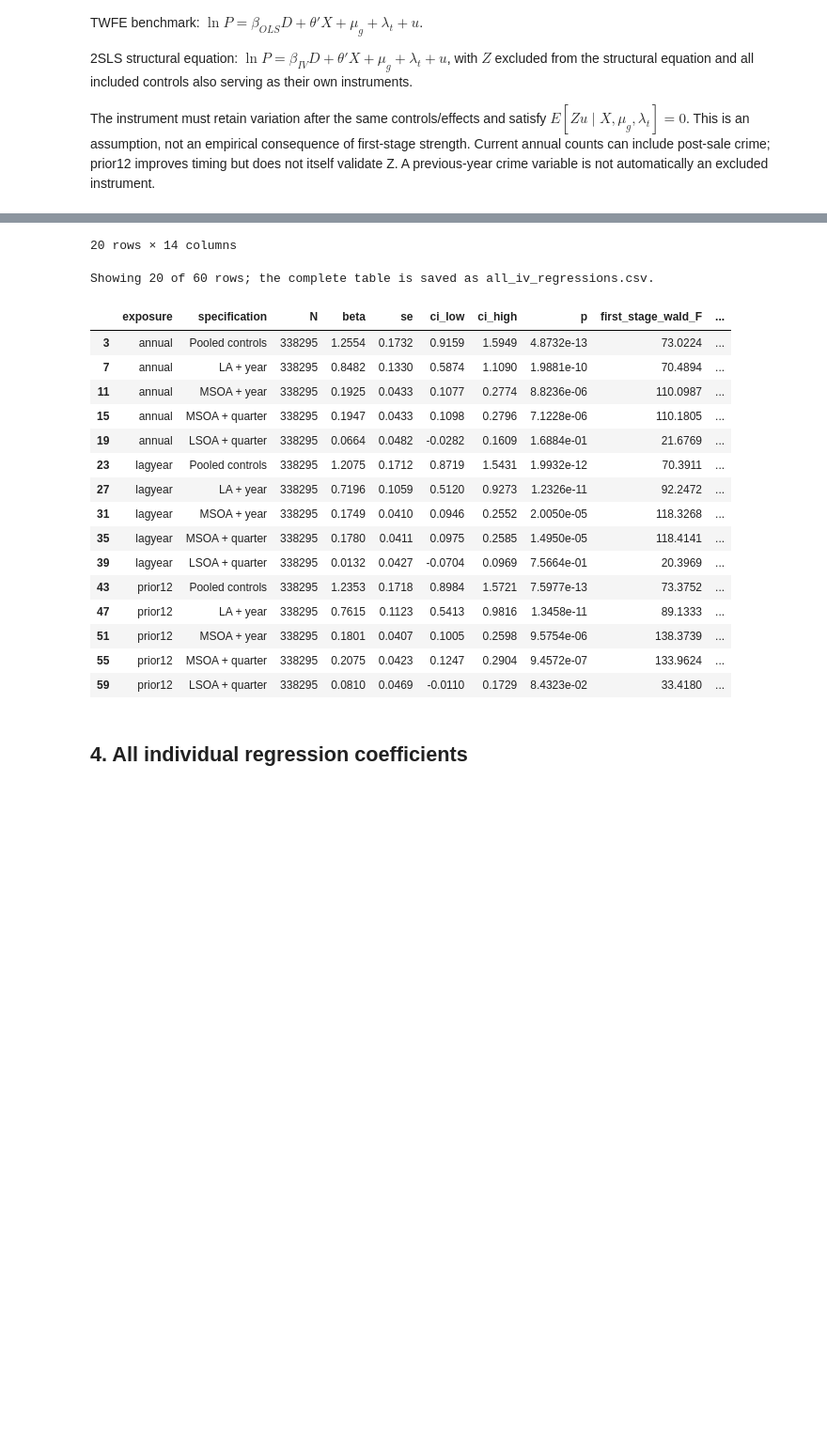
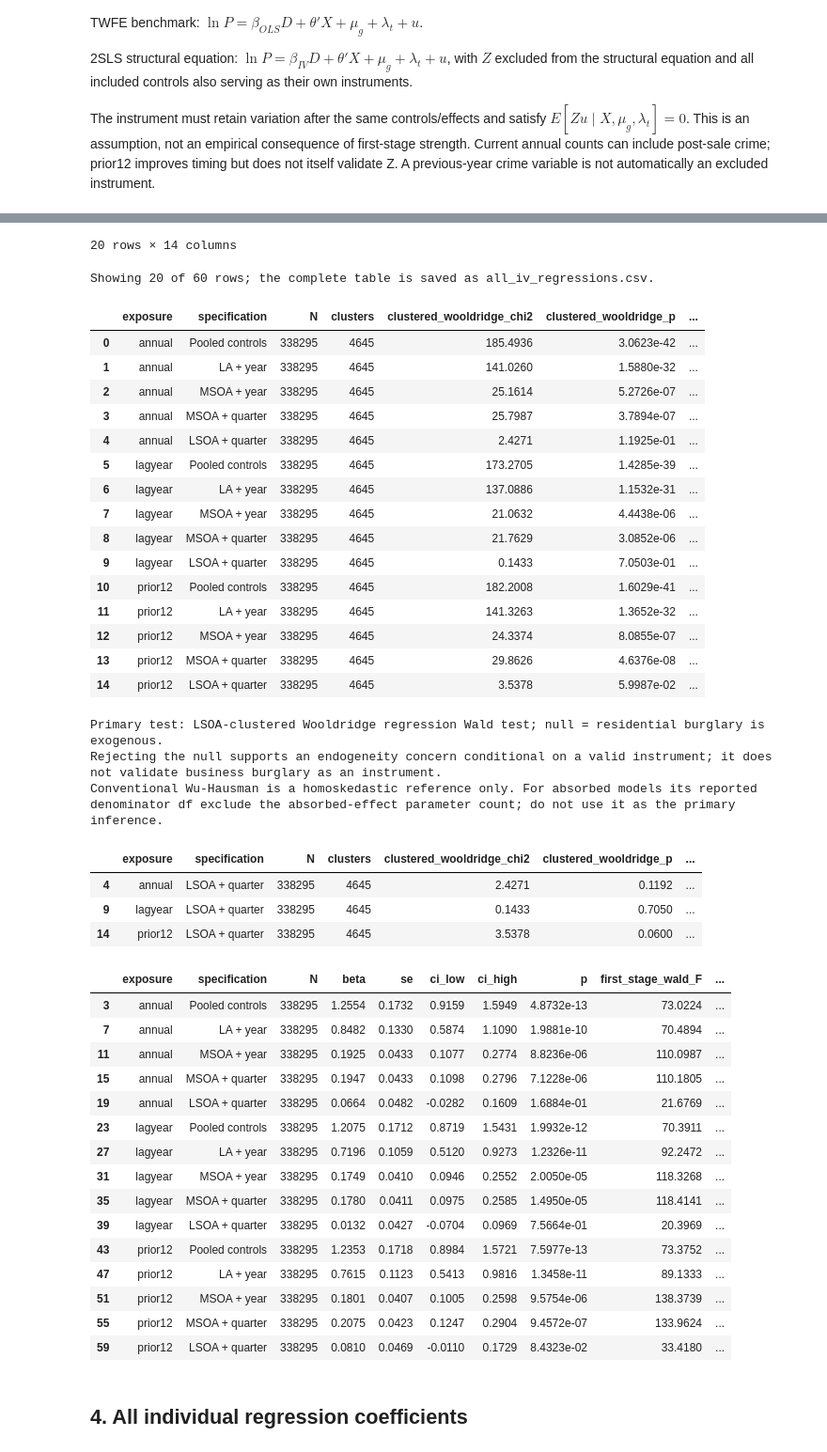
Before and after one commit to rachtrx/he3027, a Jupyter notebook: 04_crime_iv_exploratory.ipynb, the cells around one changed output, grey strips where cells are left out. Shown at 94% size. Cells and saved outputs as stored; diff of their text form; code cells hidden in the pictures; blank space fills up the shorter version.

```diff
--- a/04_crime_iv_exploratory.ipynb
+++ b/04_crime_iv_exploratory.ipynb
@@ -345,6 +345,18 @@ def iv_spec(sample,exposure,label,effects):
     rf,vcrf,urf=clustered_ols(y,v,group)
     ols,vcols,_=clustered_ols(y,w,group)
     iv,vciv,_=clustered_iv(y,w,v,group)
+    # Test exogeneity on exactly the same scaled, absorbed sample.
+    from linearmodels.iv import IV2SLS
+    test_fit = IV2SLS(y, x, d, z).fit(cov_type='clustered', clusters=group, debiased=False)
+    assert np.allclose(test_fit.params.to_numpy()[-1], iv[0], rtol=1e-6, atol=1e-8)
+    robust_test = test_fit.wooldridge_regression
+    classical_test = test_fit.wu_hausman()
+    endogeneity_tests.append(dict(exposure=exposure, specification=label, N=len(sample), clusters=G,
+        clustered_wooldridge_chi2=float(robust_test.stat), clustered_wooldridge_p=float(robust_test.pval),
+        classical_wu_hausman_F=float(classical_test.stat), classical_wu_hausman_p=float(classical_test.pval),
+        classical_df_denom=int(classical_test.df_denom),
+        reject_exogeneity_5pct=bool(robust_test.pval < .05),
+        first_stage_wald_F=fs[0]**2/vcfs[0,0], fixed_effects='; '.join(effects)))
     critical=stats.t.ppf(.975,G-1)
     dz=d-x@np.linalg.lstsq(x,d,rcond=None)[0]
     zz=z-x@np.linalg.lstsq(x,z,rcond=None)[0]
@@ -375,7 +394,7 @@ For each of three timings and five specifications, report four regressions: firs
 
 The Anderson-Rubin-style confidence set inverts the cluster-robust reduced-form test and can be unbounded or disjoint under weakness. It is conditional on instrument validity; it cannot repair a failed exclusion restriction. Its t critical value is a finite-cluster approximation.
 # %%
-rows=[];coefs=[]
+rows=[];coefs=[];endogeneity_tests=[]
 for exposure in EXPOSURES:
     for label,effects in SPECS:
         result,coef=iv_spec(sample,exposure,label,effects)
@@ -387,6 +406,14 @@ assert len(results)==60 and results.N.nunique()==1
 results.to_csv(OUT/'all_iv_regressions.csv',index=False)
 coefficients.to_csv(OUT/'all_iv_coefficients.csv',index=False)
 table(results,'all_iv_regressions')
+endogeneity = pd.DataFrame(endogeneity_tests)
+assert len(endogeneity) == len(EXPOSURES) * len(SPECS)
+assert np.isfinite(endogeneity[['clustered_wooldridge_chi2','clustered_wooldridge_p','classical_wu_hausman_F','classical_wu_hausman_p']]).all().all()
+table(endogeneity, 'iv_endogeneity_tests')
+print('Primary test: LSOA-clustered Wooldridge regression Wald test; null = residential burglary is exogenous.')
+print('Rejecting the null supports an endogeneity concern conditional on a valid instrument; it does not validate business burglary as an instrument.')
+print('Conventional Wu-Hausman is a homoskedastic reference only. For absorbed models its reported denominator df exclude the absorbed-effect parameter count; do not use it as the primary inference.')
+display(endogeneity.loc[endogeneity.specification.eq('LSOA + quarter')])
 table(results.loc[results.method.eq('2SLS'),['exposure','specification','N','beta','se','ci_low','ci_high','p','first_stage_wald_F','partial_R2','AR_95_set']],'iv_diagnostics')
 # %% [output]
 annual Pooled controls 2SLS beta= 1.25538 p= 0.0 first-stage F= 73.02
@@ -396,49 +423,72 @@ annual MSOA + quarter 2SLS beta= 0.1947 p= 0.0 first-stage F= 110.18
 annual LSOA + quarter 2SLS beta= 0.06636 p= 0.1688 first-stage F= 21.68
 lagyear Pooled controls 2SLS beta= 1.20752 p= 0.0 first-stage F= 70.39
 lagyear LA + year 2SLS beta= 0.71962 p= 0.0 first-stage F= 92.25
 lagyear MSOA + year 2SLS beta= 0.17488 p= 0.0 first-stage F= 118.33
 lagyear MSOA + quarter 2SLS beta= 0.17802 p= 0.0 first-stage F= 118.41
 lagyear LSOA + quarter 2SLS beta= 0.01323 p= 0.7566 first-stage F= 20.4
 prior12 Pooled controls 2SLS beta= 1.23525 p= 0.0 first-stage F= 73.38
 prior12 LA + year 2SLS beta= 0.76147 p= 0.0 first-stage F= 89.13
 prior12 MSOA + year 2SLS beta= 0.18015 p= 0.0 first-stage F= 138.37
 prior12 MSOA + quarter 2SLS beta= 0.20754 p= 0.0 first-stage F= 133.96
 prior12 LSOA + quarter 2SLS beta= 0.08098 p= 0.0843 first-stage F= 33.42
 |  | exposure | specification | method | N | clusters | beta | ... | ci_high | p | ... |
 | 0 | annual | Pooled controls | First stage | 338295 | 4645 | 0.0716 | ... | 0.0880 | 1.7163e-17 | ... |
 | 1 | annual | Pooled controls | Reduced form | 338295 | 4645 | 0.0899 | ... | 0.1029 | 6.2813e-41 | ... |
 | 2 | annual | Pooled controls | OLS | 338295 | 4645 | 0.0048 | ... | 0.0238 | 6.2119e-01 | ... |
 | 3 | annual | Pooled controls | 2SLS | 338295 | 4645 | 1.2554 | ... | 1.5949 | 4.8732e-13 | ... |
 | 4 | annual | LA + year | First stage | 338295 | 4645 | 0.0668 | ... | 0.0825 | 6.0758e-17 | ... |
 | 5 | annual | LA + year | Reduced form | 338295 | 4645 | 0.0567 | ... | 0.0665 | 1.4646e-29 | ... |
 | 6 | annual | LA + year | TWFE | 338295 | 4645 | -0.0257 | ... | -0.0105 | 9.2397e-04 | ... |
 | 7 | annual | LA + year | 2SLS | 338295 | 4645 | 0.8482 | ... | 1.1090 | 1.9881e-10 | ... |
 | 8 | annual | MSOA + year | First stage | 338295 | 4645 | 0.0670 | ... | 0.0795 | 1.7932e-25 | ... |
 | 9 | annual | MSOA + year | Reduced form | 338295 | 4645 | 0.0129 | ... | 0.0180 | 7.3565e-07 | ... |
 | ... | ... | ... | ... | ... | ... | ... | ... | ... | ... | ... |
 | 15 | annual | MSOA + quarter | 2SLS | 338295 | 4645 | 0.1947 | ... | 0.2796 | 7.1228e-06 | ... |
 | 16 | annual | LSOA + quarter | First stage | 338295 | 4645 | 0.0362 | ... | 0.0514 | 3.3165e-06 | ... |
 | 17 | annual | LSOA + quarter | Reduced form | 338295 | 4645 | 0.0024 | ... | 0.0056 | 1.4109e-01 | ... |
 | 18 | annual | LSOA + quarter | TWFE | 338295 | 4645 | -0.0035 | ... | 0.0009 | 1.2187e-01 | ... |
 | 19 | annual | LSOA + quarter | 2SLS | 338295 | 4645 | 0.0664 | ... | 0.1609 | 1.6884e-01 | ... |
 20 rows × 14 columns
 Showing 20 of 60 rows; the complete table is saved as all_iv_regressions.csv.
-|  | exposure | specification | N | beta | se | ci_low | ci_high | p | first_stage_wald_F | ... |
-| 3 | annual | Pooled controls | 338295 | 1.2554 | 0.1732 | 0.9159 | 1.5949 | 4.8732e-13 | 73.0224 | ... |
-| 7 | annual | LA + year | 338295 | 0.8482 | 0.1330 | 0.5874 | 1.1090 | 1.9881e-10 | 70.4894 | ... |
-| 11 | annual | MSOA + year | 338295 | 0.1925 | 0.0433 | 0.1077 | 0.2774 | 8.8236e-06 | 110.0987 | ... |
-| 15 | annual | MSOA + quarter | 338295 | 0.1947 | 0.0433 | 0.1098 | 0.2796 | 7.1228e-06 | 110.1805 | ... |
-| 19 | annual | LSOA + quarter | 338295 | 0.0664 | 0.0482 | -0.0282 | 0.1609 | 1.6884e-01 | 21.6769 | ... |
-| 23 | lagyear | Pooled controls | 338295 | 1.2075 | 0.1712 | 0.8719 | 1.5431 | 1.9932e-12 | 70.3911 | ... |
-| 27 | lagyear | LA + year | 338295 | 0.7196 | 0.1059 | 0.5120 | 0.9273 | 1.2326e-11 | 92.2472 | ... |
-| 31 | lagyear | MSOA + year | 338295 | 0.1749 | 0.0410 | 0.0946 | 0.2552 | 2.0050e-05 | 118.3268 | ... |
-| 35 | lagyear | MSOA + quarter | 338295 | 0.1780 | 0.0411 | 0.0975 | 0.2585 | 1.4950e-05 | 118.4141 | ... |
-| 39 | lagyear | LSOA + quarter | 338295 | 0.0132 | 0.0427 | -0.0704 | 0.0969 | 7.5664e-01 | 20.3969 | ... |
-| 43 | prior12 | Pooled controls | 338295 | 1.2353 | 0.1718 | 0.8984 | 1.5721 | 7.5977e-13 | 73.3752 | ... |
-| 47 | prior12 | LA + year | 338295 | 0.7615 | 0.1123 | 0.5413 | 0.9816 | 1.3458e-11 | 89.1333 | ... |
-| 51 | prior12 | MSOA + year | 338295 | 0.1801 | 0.0407 | 0.1005 | 0.2598 | 9.5754e-06 | 138.3739 | ... |
-| 55 | prior12 | MSOA + quarter | 338295 | 0.2075 | 0.0423 | 0.1247 | 0.2904 | 9.4572e-07 | 133.9624 | ... |
-| 59 | prior12 | LSOA + quarter | 338295 | 0.0810 | 0.0469 | -0.0110 | 0.1729 | 8.4323e-02 | 33.4180 | ... |
+|  | exposure | specification | N | clusters | clustered_wooldridge_chi2 | clustered_wooldridge_p | ... |
+| 0 | annual | Pooled controls | 338295 | 4645 | 185.4936 | 3.0623e-42 | ... |
+| 1 | annual | LA + year | 338295 | 4645 | 141.0260 | 1.5880e-32 | ... |
+| 2 | annual | MSOA + year | 338295 | 4645 | 25.1614 | 5.2726e-07 | ... |
+| 3 | annual | MSOA + quarter | 338295 | 4645 | 25.7987 | 3.7894e-07 | ... |
+| 4 | annual | LSOA + quarter | 338295 | 4645 | 2.4271 | 1.1925e-01 | ... |
+| 5 | lagyear | Pooled controls | 338295 | 4645 | 173.2705 | 1.4285e-39 | ... |
+| 6 | lagyear | LA + year | 338295 | 4645 | 137.0886 | 1.1532e-31 | ... |
+| 7 | lagyear | MSOA + year | 338295 | 4645 | 21.0632 | 4.4438e-06 | ... |
+| 8 | lagyear | MSOA + quarter | 338295 | 4645 | 21.7629 | 3.0852e-06 | ... |
+| 9 | lagyear | LSOA + quarter | 338295 | 4645 | 0.1433 | 7.0503e-01 | ... |
+| 10 | prior12 | Pooled controls | 338295 | 4645 | 182.2008 | 1.6029e-41 | ... |
+| 11 | prior12 | LA + year | 338295 | 4645 | 141.3263 | 1.3652e-32 | ... |
+| 12 | prior12 | MSOA + year | 338295 | 4645 | 24.3374 | 8.0855e-07 | ... |
+| 13 | prior12 | MSOA + quarter | 338295 | 4645 | 29.8626 | 4.6376e-08 | ... |
+| 14 | prior12 | LSOA + quarter | 338295 | 4645 | 3.5378 | 5.9987e-02 | ... |
+Primary test: LSOA-clustered Wooldridge regression Wald test; null = residential burglary is exogenous.
+Rejecting the null supports an endogeneity concern conditional on a valid instrument; it does not validate business burglary as an instrument.
+Conventional Wu-Hausman is a homoskedastic reference only. For absorbed models its reported denominator df exclude the absorbed-effect parameter count; do not use it as the primary inference.
+|  | exposure | specification | N | clusters | clustered_wooldridge_chi2 | clustered_wooldridge_p | ... |
+| 4 | annual | LSOA + quarter | 338295 | 4645 | 2.4271 | 0.1192 | ... |
+| 9 | lagyear | LSOA + quarter | 338295 | 4645 | 0.1433 | 0.7050 | ... |
+| 14 | prior12 | LSOA + quarter | 338295 | 4645 | 3.5378 | 0.0600 | ... |
+|  | exposure | specification | N | beta | se | ci_low | ci_high | p | first_stage_wald_F | ... |
+| 3 | annual | Pooled controls | 338295 | 1.2554 | 0.1732 | 0.9159 | 1.5949 | 4.8732e-13 | 73.0224 | ... |
+| 7 | annual | LA + year | 338295 | 0.8482 | 0.1330 | 0.5874 | 1.1090 | 1.9881e-10 | 70.4894 | ... |
+| 11 | annual | MSOA + year | 338295 | 0.1925 | 0.0433 | 0.1077 | 0.2774 | 8.8236e-06 | 110.0987 | ... |
+| 15 | annual | MSOA + quarter | 338295 | 0.1947 | 0.0433 | 0.1098 | 0.2796 | 7.1228e-06 | 110.1805 | ... |
+| 19 | annual | LSOA + quarter | 338295 | 0.0664 | 0.0482 | -0.0282 | 0.1609 | 1.6884e-01 | 21.6769 | ... |
+| 23 | lagyear | Pooled controls | 338295 | 1.2075 | 0.1712 | 0.8719 | 1.5431 | 1.9932e-12 | 70.3911 | ... |
+| 27 | lagyear | LA + year | 338295 | 0.7196 | 0.1059 | 0.5120 | 0.9273 | 1.2326e-11 | 92.2472 | ... |
+| 31 | lagyear | MSOA + year | 338295 | 0.1749 | 0.0410 | 0.0946 | 0.2552 | 2.0050e-05 | 118.3268 | ... |
+| 35 | lagyear | MSOA + quarter | 338295 | 0.1780 | 0.0411 | 0.0975 | 0.2585 | 1.4950e-05 | 118.4141 | ... |
+| 39 | lagyear | LSOA + quarter | 338295 | 0.0132 | 0.0427 | -0.0704 | 0.0969 | 7.5664e-01 | 20.3969 | ... |
+| 43 | prior12 | Pooled controls | 338295 | 1.2353 | 0.1718 | 0.8984 | 1.5721 | 7.5977e-13 | 73.3752 | ... |
+| 47 | prior12 | LA + year | 338295 | 0.7615 | 0.1123 | 0.5413 | 0.9816 | 1.3458e-11 | 89.1333 | ... |
+| 51 | prior12 | MSOA + year | 338295 | 0.1801 | 0.0407 | 0.1005 | 0.2598 | 9.5754e-06 | 138.3739 | ... |
+| 55 | prior12 | MSOA + quarter | 338295 | 0.2075 | 0.0423 | 0.1247 | 0.2904 | 9.4572e-07 | 133.9624 | ... |
+| 59 | prior12 | LSOA + quarter | 338295 | 0.0810 | 0.0469 | -0.0110 | 0.1729 | 8.4323e-02 | 33.4180 | ... |
 # %% [markdown]
 ## 4. All individual regression coefficients
 # %%
```
Also changed, not shown: parts of 2 cells of this notebook, 8 other files.
